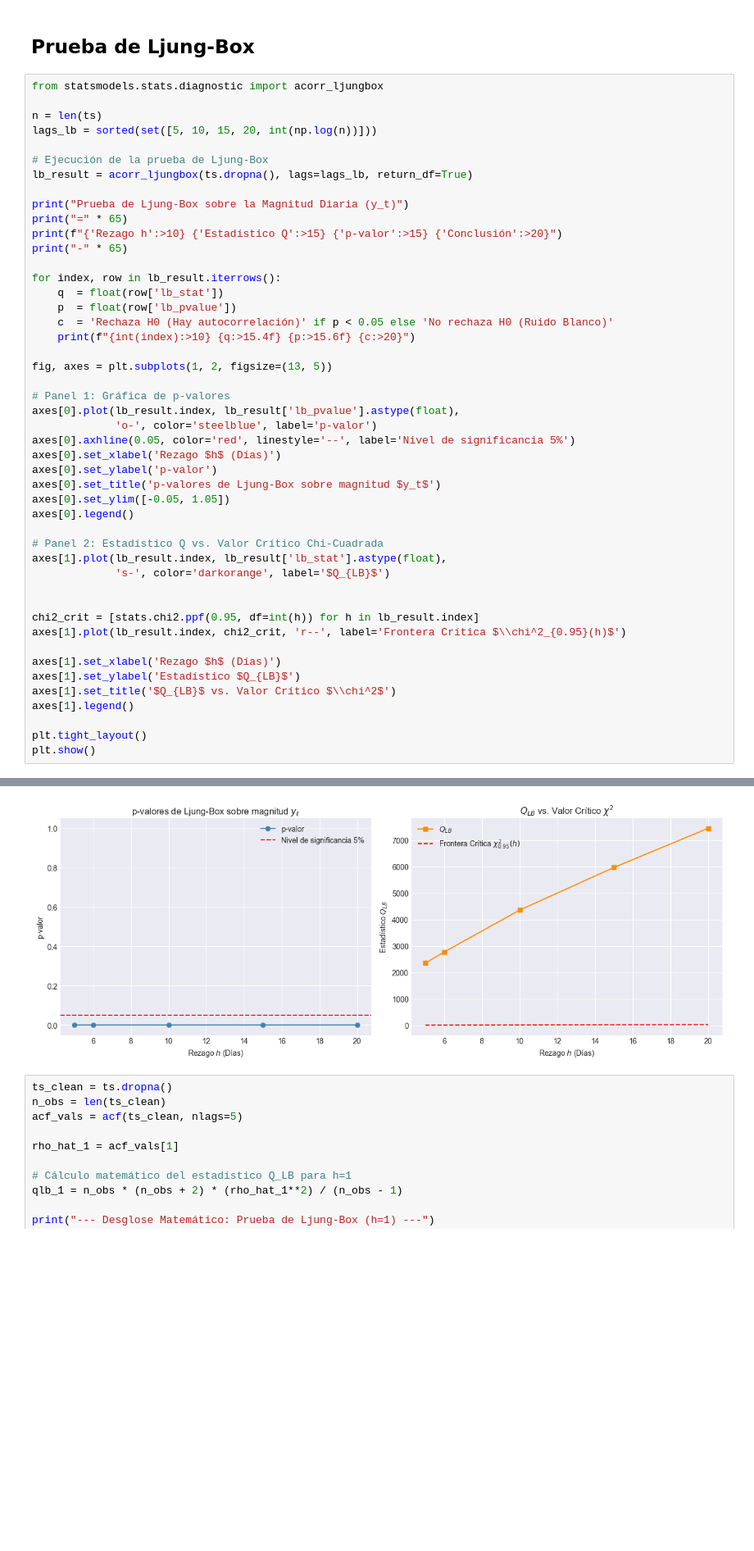
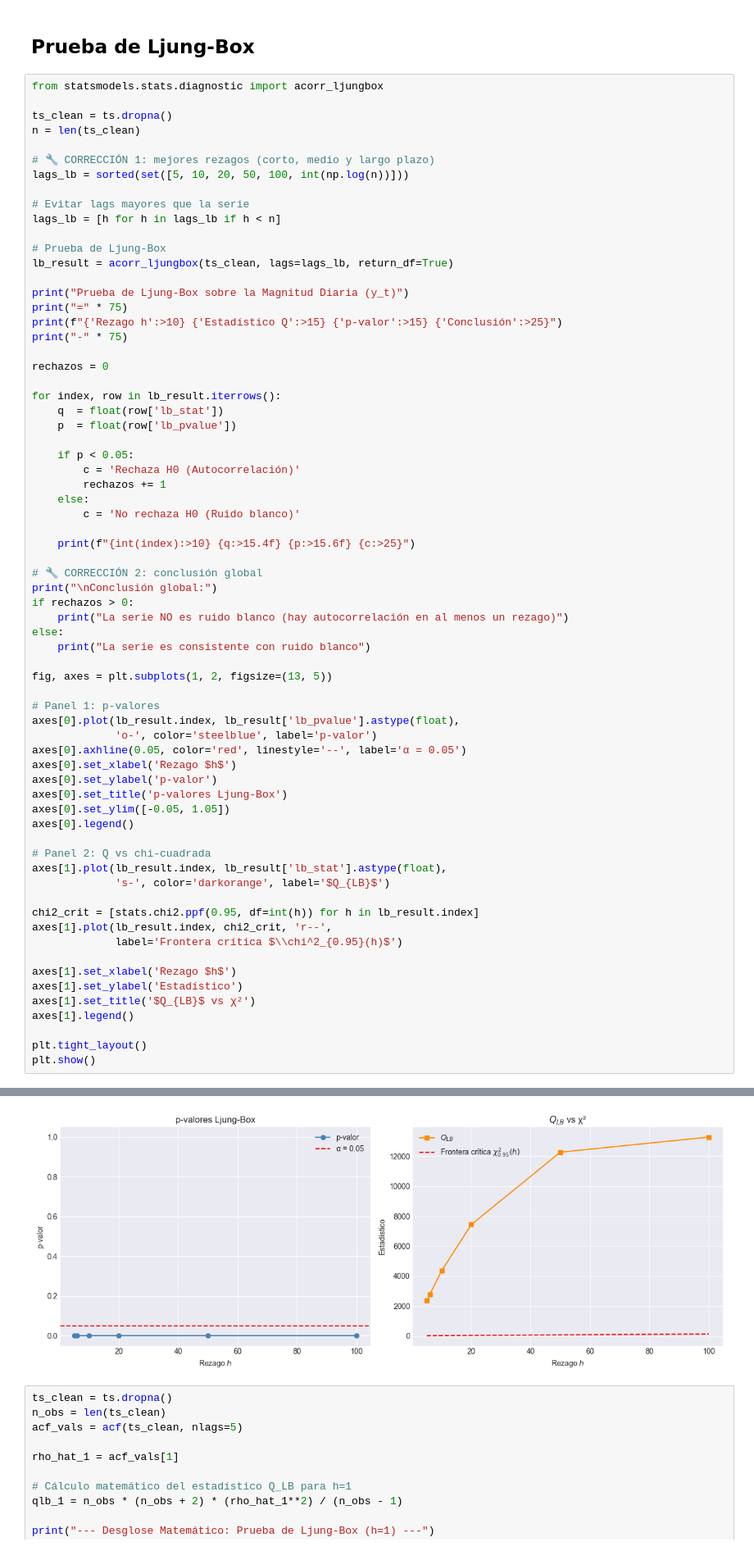
Before and after one commit to vanessalugo04/proyecto_series_tiempo, a Jupyter notebook: principal.ipynb, the cells around one changed output, grey strips where cells are left out. Shown at 82% size. Drawn from its saved outputs; the diff is of its cells as text; blank space fills up the shorter version.

```diff
--- a/principal.ipynb
+++ b/principal.ipynb
@@ -815,46 +835,67 @@ Orden AR(p) sugerido: p = 302 (Modelo Auto-Regresivo)
 # %%
 from statsmodels.stats.diagnostic import acorr_ljungbox
 
-n = len(ts)
-lags_lb = sorted(set([5, 10, 15, 20, int(np.log(n))]))
+ts_clean = ts.dropna()
+n = len(ts_clean)
 
-# Ejecución de la prueba de Ljung-Box
-lb_result = acorr_ljungbox(ts.dropna(), lags=lags_lb, return_df=True)
+# 🔧 CORRECCIÓN 1: mejores rezagos (corto, medio y largo plazo)
+lags_lb = sorted(set([5, 10, 20, 50, 100, int(np.log(n))]))
+
+# Evitar lags mayores que la serie
+lags_lb = [h for h in lags_lb if h < n]
+
+# Prueba de Ljung-Box
+lb_result = acorr_ljungbox(ts_clean, lags=lags_lb, return_df=True)
 
 print("Prueba de Ljung-Box sobre la Magnitud Diaria (y_t)")
-print("=" * 65)
-print(f"{'Rezago h':>10} {'Estadístico Q':>15} {'p-valor':>15} {'Conclusión':>20}")
-print("-" * 65)
+print("=" * 75)
+print(f"{'Rezago h':>10} {'Estadístico Q':>15} {'p-valor':>15} {'Conclusión':>25}")
+print("-" * 75)
+
+rechazos = 0
 
 for index, row in lb_result.iterrows():
     q  = float(row['lb_stat'])
     p  = float(row['lb_pvalue'])
-    c  = 'Rechaza H0 (Hay autocorrelación)' if p < 0.05 else 'No rechaza H0 (Ruido Blanco)'
-    print(f"{int(index):>10} {q:>15.4f} {p:>15.6f} {c:>20}")
+
+    if p < 0.05:
+        c = 'Rechaza H0 (Autocorrelación)'
+        rechazos += 1
+    else:
+        c = 'No rechaza H0 (Ruido blanco)'
+
+    print(f"{int(index):>10} {q:>15.4f} {p:>15.6f} {c:>25}")
+
+# 🔧 CORRECCIÓN 2: conclusión global
+print("\nConclusión global:")
+if rechazos > 0:
+    print("La serie NO es ruido blanco (hay autocorrelación en al menos un rezago)")
+else:
+    print("La serie es consistente con ruido blanco")
 
 fig, axes = plt.subplots(1, 2, figsize=(13, 5))
 
-# Panel 1: Gráfica de p-valores
+# Panel 1: p-valores
 axes[0].plot(lb_result.index, lb_result['lb_pvalue'].astype(float),
              'o-', color='steelblue', label='p-valor')
-axes[0].axhline(0.05, color='red', linestyle='--', label='Nivel de significancia 5%')
-axes[0].set_xlabel('Rezago $h$ (Días)')
+axes[0].axhline(0.05, color='red', linestyle='--', label='α = 0.05')
+axes[0].set_xlabel('Rezago $h$')
 axes[0].set_ylabel('p-valor')
-axes[0].set_title('p-valores de Ljung-Box sobre magnitud $y_t$')
+axes[0].set_title('p-valores Ljung-Box')
 axes[0].set_ylim([-0.05, 1.05])
 axes[0].legend()
 
-# Panel 2: Estadístico Q vs. Valor Crítico Chi-Cuadrada
+# Panel 2: Q vs chi-cuadrada
 axes[1].plot(lb_result.index, lb_result['lb_stat'].astype(float),
              's-', color='darkorange', label='$Q_{LB}$')
 
+chi2_crit = [stats.chi2.ppf(0.95, df=int(h)) for h in lb_result.index]
+axes[1].plot(lb_result.index, chi2_crit, 'r--',
+             label='Frontera crítica $\\chi^2_{0.95}(h)$')
 
-chi2_crit = [stats.chi2.ppf(0.95, df=int(h)) for h in lb_result.index]
-axes[1].plot(lb_result.index, chi2_crit, 'r--', label='Frontera Crítica $\\chi^2_{0.95}(h)$')
-
-axes[1].set_xlabel('Rezago $h$ (Días)')
-axes[1].set_ylabel('Estadístico $Q_{LB}$')
-axes[1].set_title('$Q_{LB}$ vs. Valor Crítico $\\chi^2$')
+axes[1].set_xlabel('Rezago $h$')
+axes[1].set_ylabel('Estadístico')
+axes[1].set_title('$Q_{LB}$ vs χ²')
 axes[1].legend()
 
 plt.tight_layout()
@@ -872,4 +917,4 @@ Prueba de Ljung-Box sobre la Magnitud Diaria (y_t)
-[figure, old version]
+[figure, new version]
 # %%
 ts_clean = ts.dropna()
 n_obs = len(ts_clean)
```
Also changed, not shown: parts of 14 cells of this notebook.
